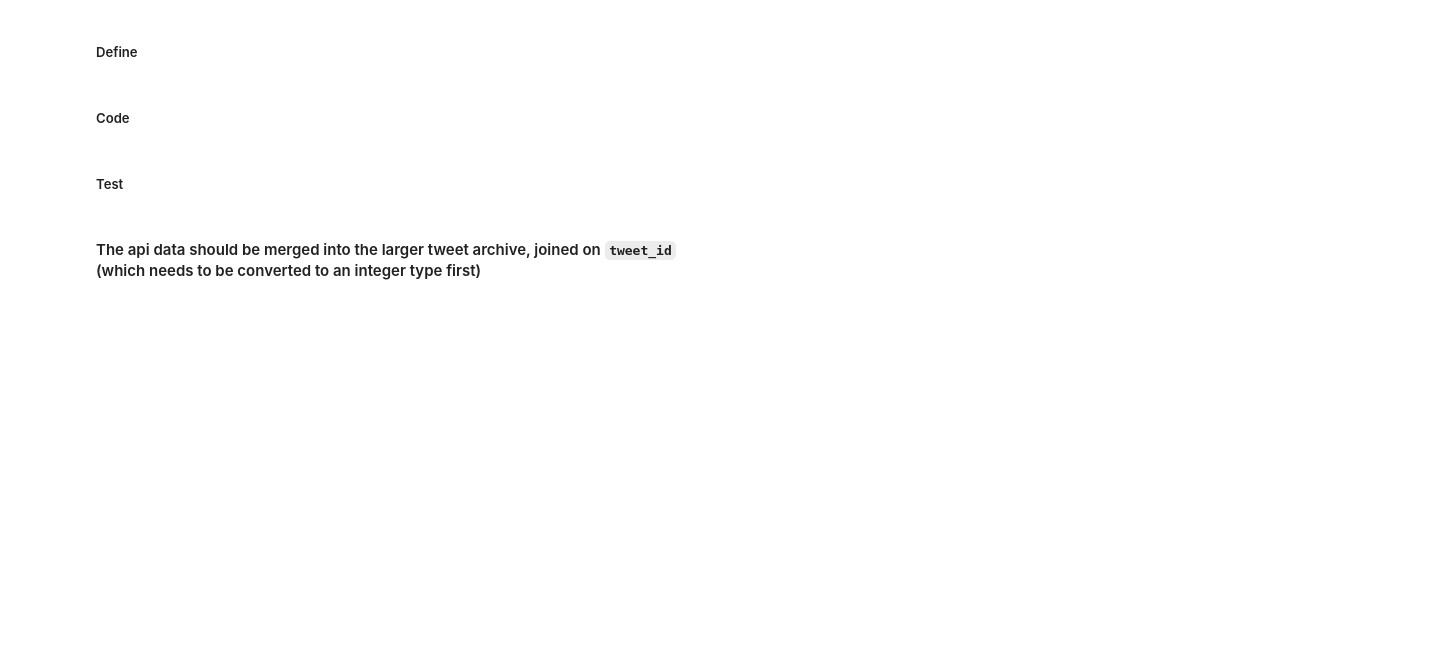
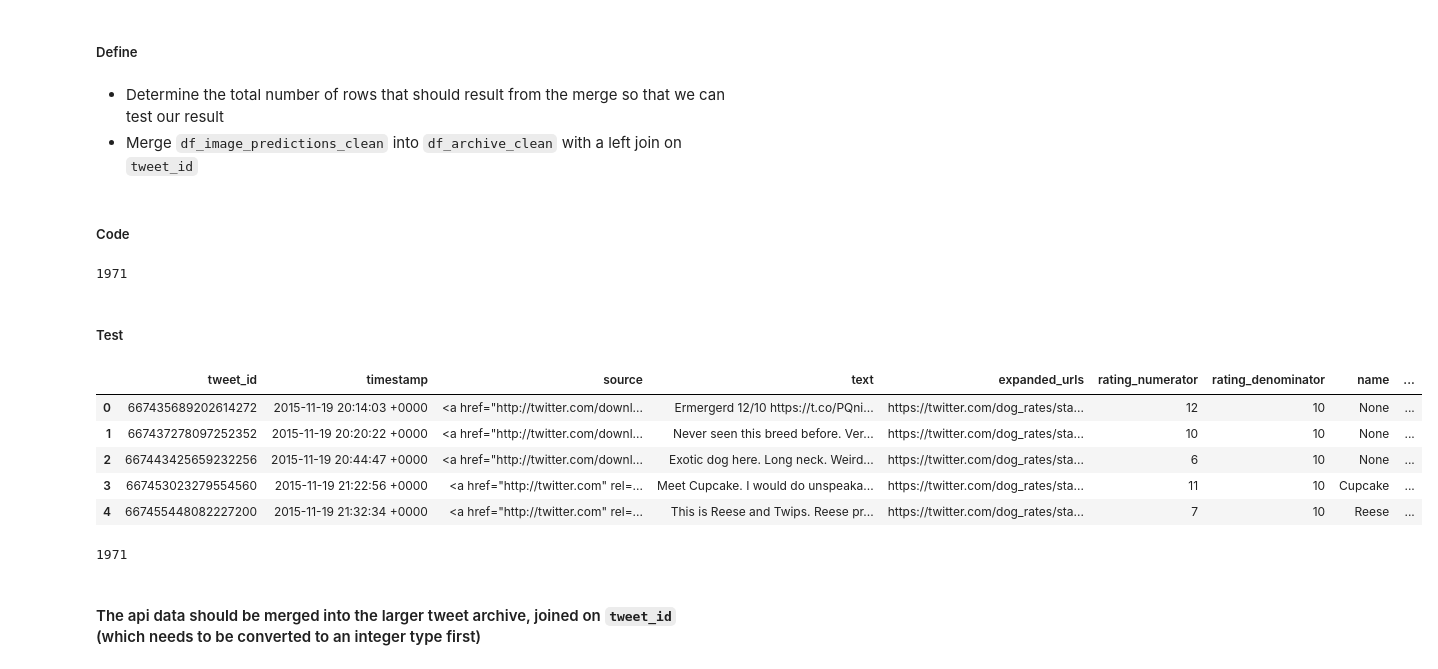
Before and after one commit to maleina/WeRateDogs-Twitter-Analysis, a Jupyter notebook: wrangle_act.ipynb, the cells around one changed output. Cells and saved outputs as stored; diff of their text form; code cells hidden in the pictures; blank space fills up the shorter version.

Commit message:
feat: Complete cleaning of missing data and tidiness issues

```diff
--- a/wrangle_act.ipynb
+++ b/wrangle_act.ipynb
@@ -834,10 +834,46 @@ df_archive_clean[df_archive_clean['dog_stage']!='None'].tweet_id.count()
 #### The image predictions dataset should be merged into the larger tweet archive, joined on `tweet_id`
 # %% [markdown]
 ##### Define
+# %% [markdown]
+- Determine the total number of rows that should result from the merge so that we can test our result
+- Merge `df_image_predictions_clean` into `df_archive_clean` with a left join on `tweet_id`
 # %% [markdown]
 ##### Code
+# %%
+# Create a set of the tweet ids in our archive
+archive_tweet_ids = set(df_archive_clean['tweet_id'].tolist())
+
+# Create a set of the tweet ids in our image predictions
+prediction_tweet_ids = set(df_image_predictions_clean['tweet_id'].tolist())
+
+# Get the set of ids that are in the archive that are not in the image predictions file
+missing_tweet_ids = archive_tweet_ids.difference(prediction_tweet_ids)
+
+# Print the total number of id's that will be present in our merged sets
+len(archive_tweet_ids) - len(missing_tweet_ids)
+# %% [output]
+1971
+# %%
+# Merge the two dataframes
+df_archive_clean = df_archive_clean.merge(df_image_predictions_clean, how='inner', on='tweet_id')
 # %% [markdown]
 ##### Test
+# %%
+# Verify that the newly merged data is present
+# Specifically that the jpg_url, img_num, p1, p1_conf, p1_dog, p2, p2_conf, p2_dog, p3, p3_conf, and p3_dog columns are present
+df_archive_clean.head()
+# %% [output]
+|  | tweet_id | timestamp | source | text | expanded_urls | rating_numerator | rating_denominator | name | ... |
+| 0 | 667435689202614272 | 2015-11-19 20:14:03 +0000 | <a href="http://twitter.com/downl... | Ermergerd 12/10 https://t.co/PQni... | https://twitter.com/dog_rates/sta... | 12 | 10 | None | ... |
+| 1 | 667437278097252352 | 2015-11-19 20:20:22 +0000 | <a href="http://twitter.com/downl... | Never seen this breed before. Ver... | https://twitter.com/dog_rates/sta... | 10 | 10 | None | ... |
+| 2 | 667443425659232256 | 2015-11-19 20:44:47 +0000 | <a href="http://twitter.com/downl... | Exotic dog here. Long neck. Weird... | https://twitter.com/dog_rates/sta... | 6 | 10 | None | ... |
+| 3 | 667453023279554560 | 2015-11-19 21:22:56 +0000 | <a href="http://twitter.com" rel=... | Meet Cupcake. I would do unspeaka... | https://twitter.com/dog_rates/sta... | 11 | 10 | Cupcake | ... |
+| 4 | 667455448082227200 | 2015-11-19 21:32:34 +0000 | <a href="http://twitter.com" rel=... | This is Reese and Twips. Reese pr... | https://twitter.com/dog_rates/sta... | 7 | 10 | Reese | ... |
+# %%
+# The total number of rows in the archive should now match what we calculated above
+df_archive_clean.shape[0]
+# %% [output]
+1971
 # %% [markdown]
 #### The api data should be merged into the larger tweet archive, joined on `tweet_id` (which needs to be converted to an integer type first)
 # %% [markdown]
```
Also changed, not shown: parts of 25 cells of this notebook.
